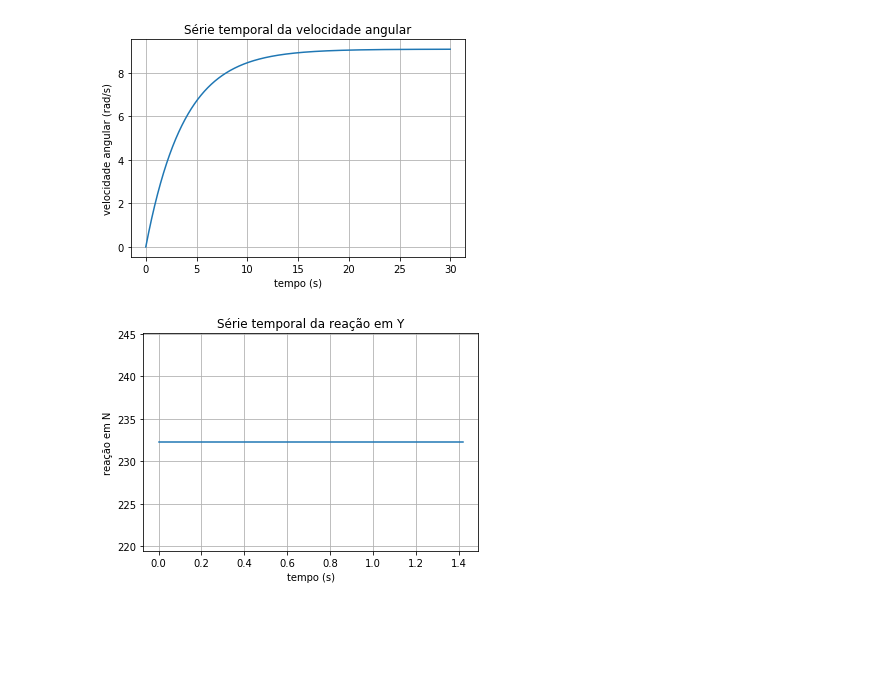
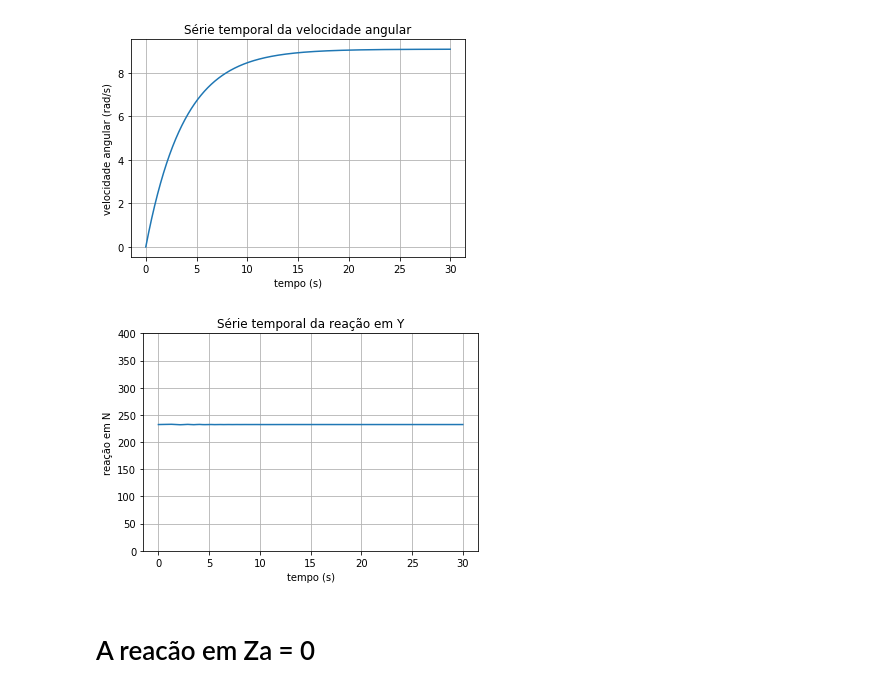
Before and after one commit to danielvitorpd/emsc-2, a Jupyter notebook: EMSC2.ipynb, the cells around one changed output. Drawn from its saved outputs; the diff is of its cells as text; code cells hidden in the pictures; blank space fills up the shorter version.

```diff
--- a/EMSC2.ipynb
+++ b/EMSC2.ipynb
@@ -245,14 +247,6 @@ plt.grid()
 plt.show()
 # %% [output]
 [figure]
-# %%
-# intervalo
-
-ti = 0.
-tf = 1.51
-h = 0.01
-
-interval = np.arange(ti, tf, h)
 # %%
 plt.plot(interval, ay)
 plt.title("Série temporal da reação em Y")
@@ -282,11 +297,3 @@ m2 = (m*L)/(3*R)
 P = P + (11*m*L)/(6*R) + (m*L)/(3*R)
 yg = 0
 Jz = (M + m1 + m2)*(R**2) + ((4*m*(L**2))/3)
-# %%
-# intervalo
-
-ti = 0.
-tf = 30
-h = 0.01
-
-interval = np.arange(ti, tf, h)
@@ -297,6 +302,8 @@ Y = ode(function_omega, y, interval, args=(parameters,))
 # %%
 Xn = Y[:, 0]
 Vn = Y[:, 1]
+# %%
+ay = function_react(balanced = True, vertical = False)
 # %%
 plt.plot(interval,Vn)
 plt.title("Série temporal da velocidade angular")
@@ -306,19 +313,15 @@ plt.grid()
 plt.show()
 # %% [output]
 [figure]
-# %%
-# intervalo
-
-ti = 0.
-tf = 1.43
-h = 0.01
-
-interval = np.arange(ti, tf, h)
 # %%
 plt.plot(interval, ay)
 plt.title("Série temporal da reação em Y")
 plt.xlabel("tempo (s)")
 plt.ylabel("reação em N")
+axes = plt.gca()
+axes.set_ylim([0,400])
 plt.grid()
 # %% [output]
-[figure, old version]
+[figure, new version]
+# %% [markdown]
+# A reacão em Za = 0
```
Also changed, not shown: parts of 35 cells of this notebook.
